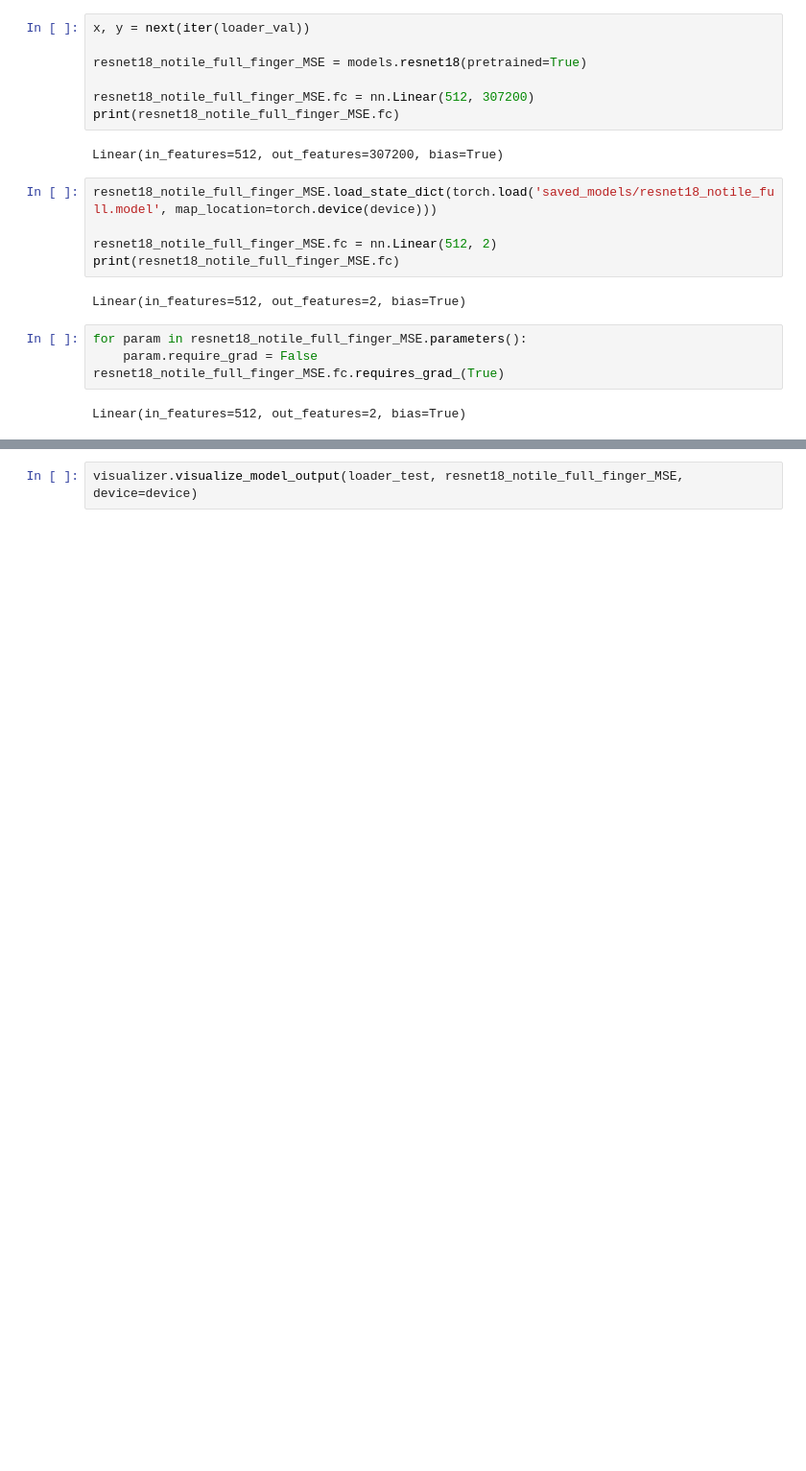
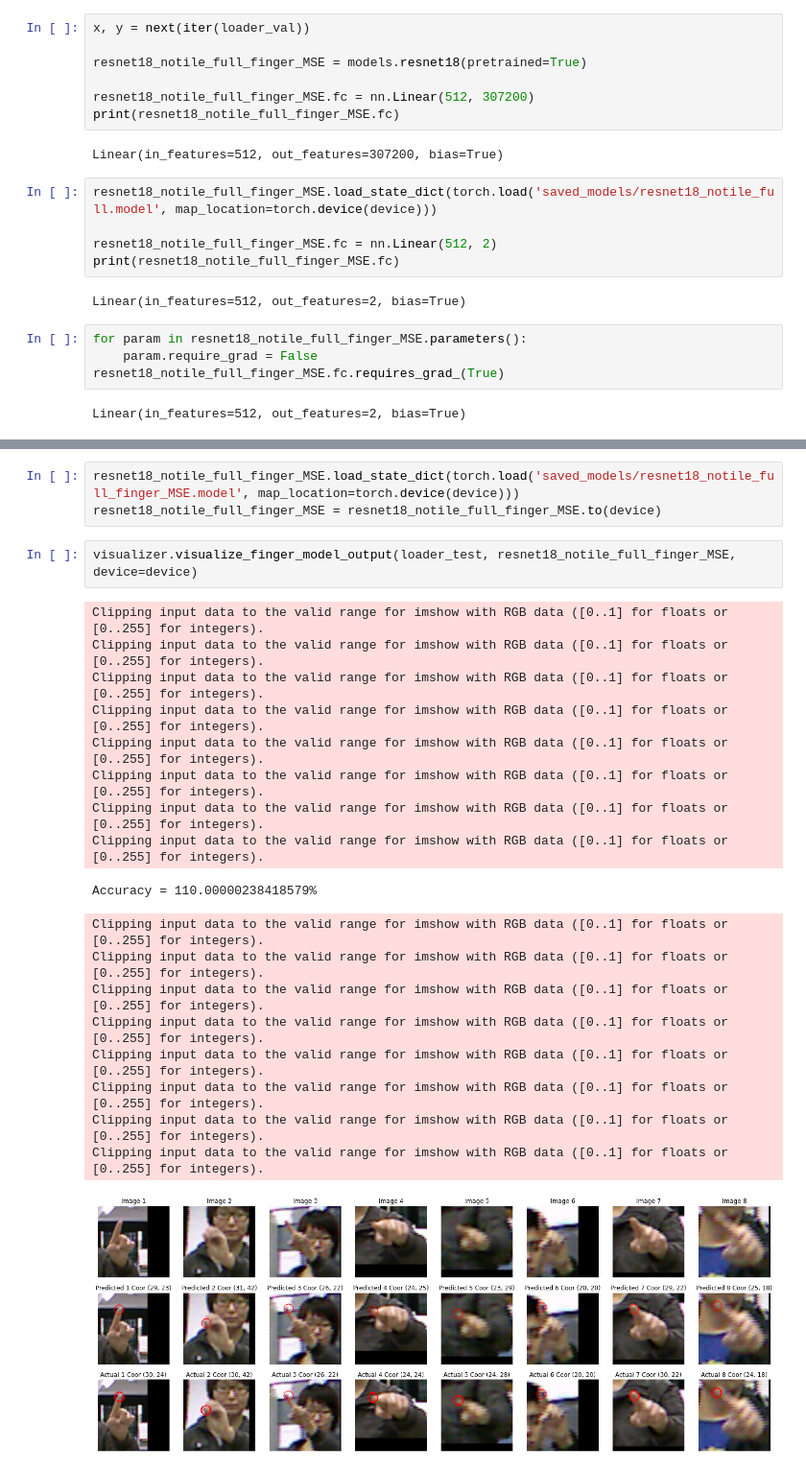
Before and after one commit to WolffRuoff/Fingertip-Finder, a Jupyter notebook: resnet_18_notile_full.ipynb, the cells around one changed output, grey strips where cells are left out. Shown at 96% size. Saved outputs shown, nothing was run; the diff lists cells and outputs as text; blank space fills up the shorter version.

Commit message:
Trained MSE model

```diff
--- a/resnet_18_notile_full.ipynb
+++ b/resnet_18_notile_full.ipynb
@@ -341,5 +338,27 @@ validation metrics at epoch 9 batch 1250: val loss = 6148814010114046.000000, va
 current_patience = 0
 
 stopping early after no validation accuracy improvement in 18750 steps
+# %%
+resnet18_notile_full_finger_MSE.load_state_dict(torch.load('saved_models/resnet18_notile_full_finger_MSE.model', map_location=torch.device(device)))
+resnet18_notile_full_finger_MSE = resnet18_notile_full_finger_MSE.to(device)
 # %%
-visualizer.visualize_model_output(loader_test, resnet18_notile_full_finger_MSE, device=device)
+visualizer.visualize_finger_model_output(loader_test, resnet18_notile_full_finger_MSE, device=device)
+# %% [output]
+Clipping input data to the valid range for imshow with RGB data ([0..1] for floats or [0..255] for integers).
+Clipping input data to the valid range for imshow with RGB data ([0..1] for floats or [0..255] for integers).
+Clipping input data to the valid range for imshow with RGB data ([0..1] for floats or [0..255] for integers).
+Clipping input data to the valid range for imshow with RGB data ([0..1] for floats or [0..255] for integers).
+Clipping input data to the valid range for imshow with RGB data ([0..1] for floats or [0..255] for integers).
+Clipping input data to the valid range for imshow with RGB data ([0..1] for floats or [0..255] for integers).
+Clipping input data to the valid range for imshow with RGB data ([0..1] for floats or [0..255] for integers).
+Clipping input data to the valid range for imshow with RGB data ([0..1] for floats or [0..255] for integers).
+Accuracy = 110.00000238418579%
+Clipping input data to the valid range for imshow with RGB data ([0..1] for floats or [0..255] for integers).
+Clipping input data to the valid range for imshow with RGB data ([0..1] for floats or [0..255] for integers).
+Clipping input data to the valid range for imshow with RGB data ([0..1] for floats or [0..255] for integers).
+Clipping input data to the valid range for imshow with RGB data ([0..1] for floats or [0..255] for integers).
+Clipping input data to the valid range for imshow with RGB data ([0..1] for floats or [0..255] for integers).
+Clipping input data to the valid range for imshow with RGB data ([0..1] for floats or [0..255] for integers).
+Clipping input data to the valid range for imshow with RGB data ([0..1] for floats or [0..255] for integers).
+Clipping input data to the valid range for imshow with RGB data ([0..1] for floats or [0..255] for integers).
+[figure, added]
```
Also changed, not shown: parts of 3 cells of this notebook, 1 other file.
